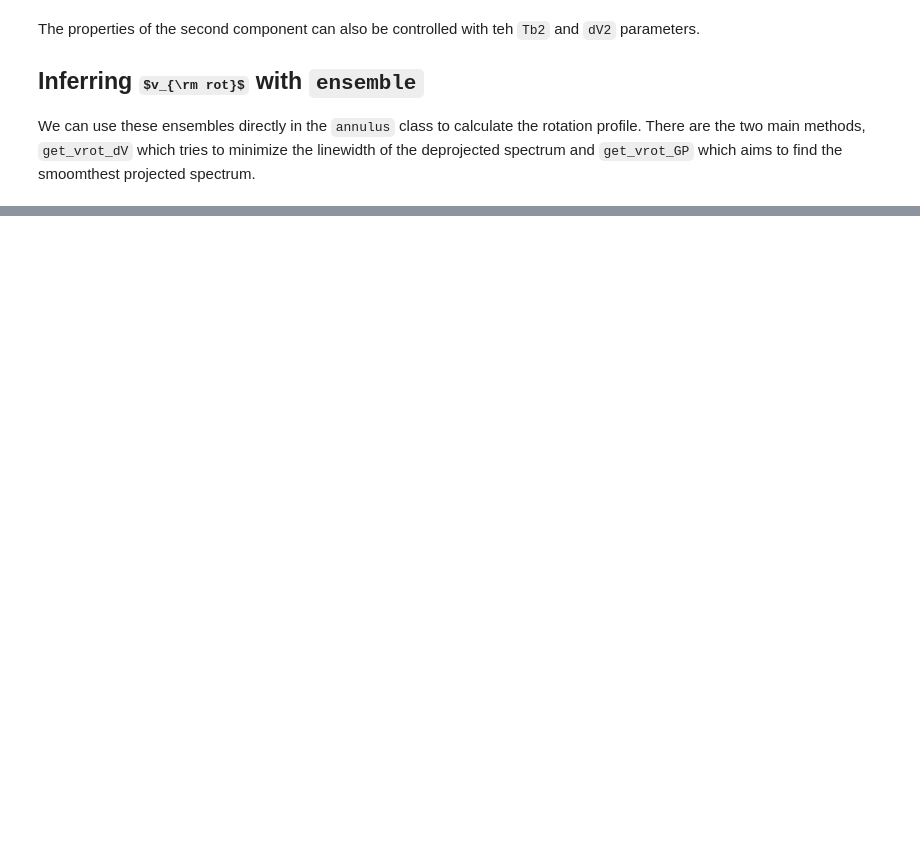
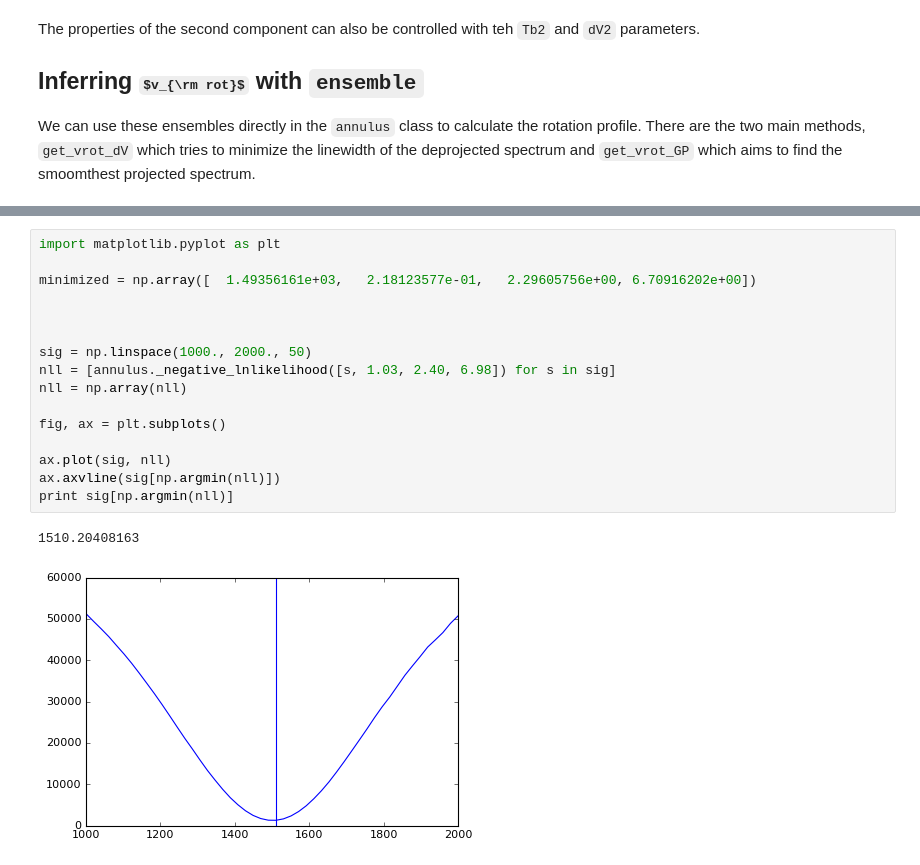
Before and after one commit to richteague/eddy, a Jupyter notebook: Examples/Using eddy.ipynb, the cells around one changed output, grey strips where cells are left out. Cells and saved outputs as stored; diff of their text form; some formulas as TeX source; blank space fills up the shorter version.

```diff
--- a/Examples/Using eddy.ipynb
+++ b/Examples/Using eddy.ipynb
@@ -107,0 +114,19 @@ Inferred v_rot from get_vrot_GP(): 1499.83 +\- 1.14 m/s.
+# %%
+import matplotlib.pyplot as plt
+
+minimized = np.array([  1.49356161e+03,   2.18123577e-01,   2.29605756e+00, 6.70916202e+00])
+
+
+
+sig = np.linspace(1000., 2000., 50)
+nll = [annulus._negative_lnlikelihood([s, 1.03, 2.40, 6.98]) for s in sig]
+nll = np.array(nll)
+
+fig, ax = plt.subplots()
+
+ax.plot(sig, nll)
+ax.axvline(sig[np.argmin(nll)])
+print sig[np.argmin(nll)]
+# %% [output]
+1510.20408163
+[figure, added]
```
Also changed, not shown: parts of 11 cells of this notebook, 6 other files.
